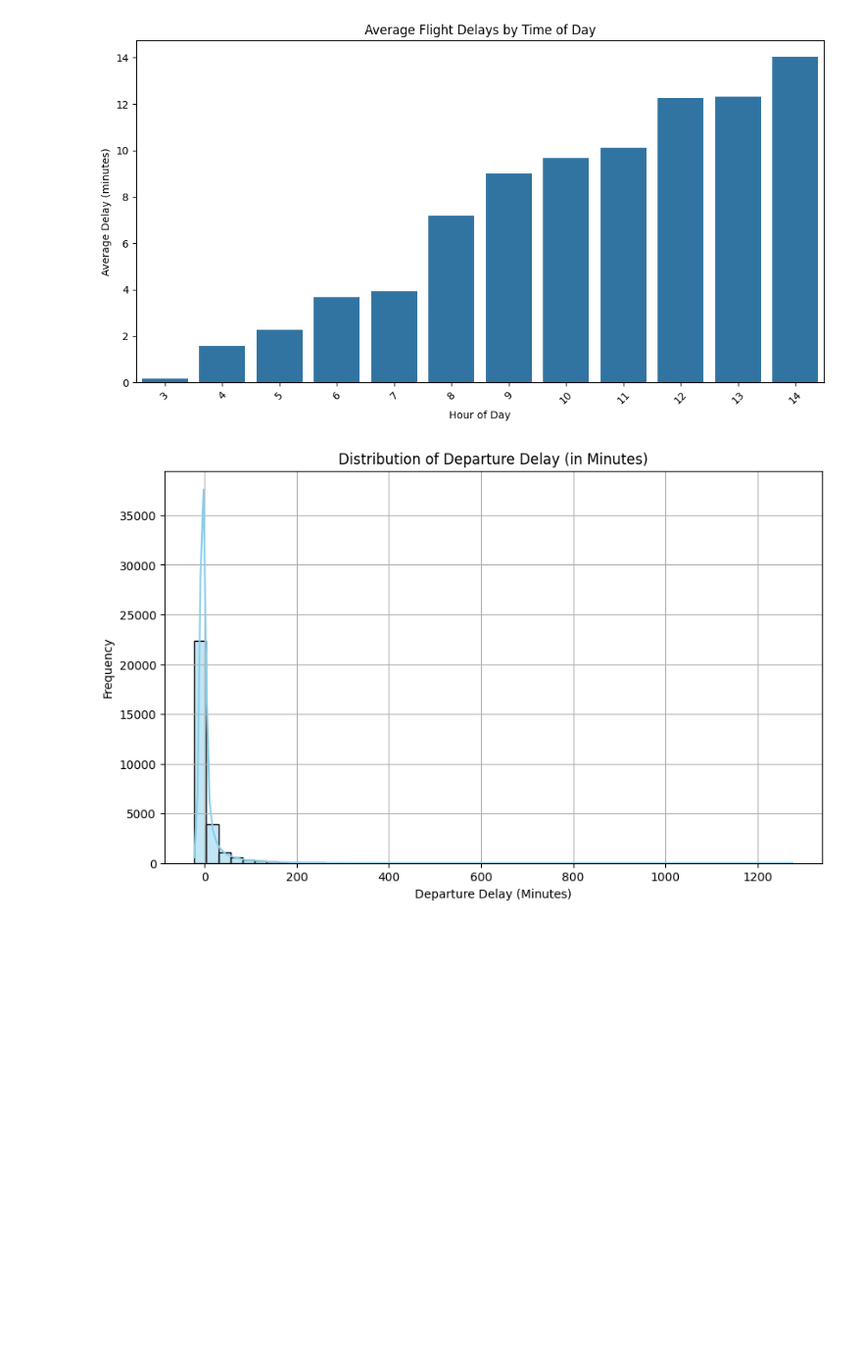
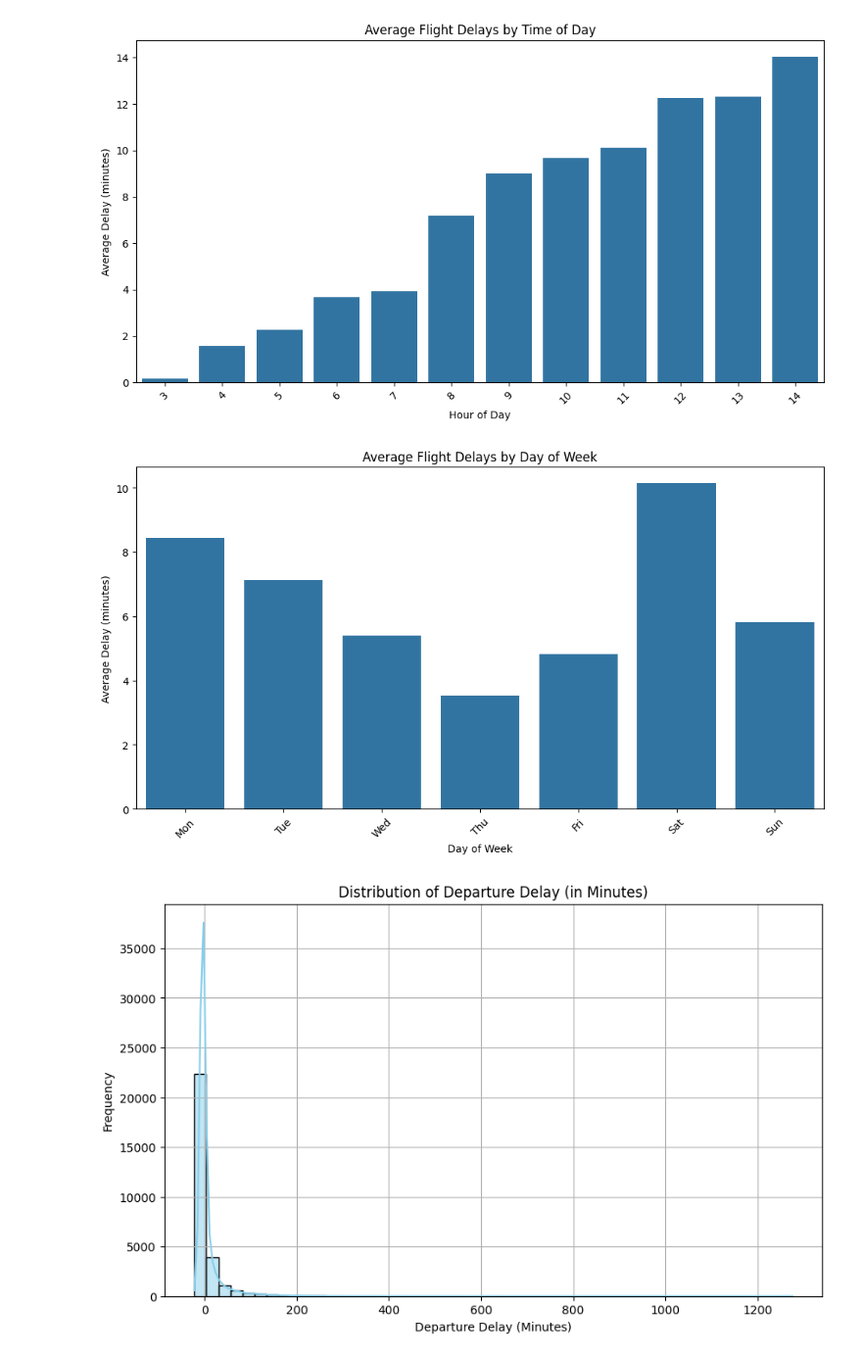
Before and after one commit to Laya-Shree/JFK-Flight-Delay-Prediction, a Jupyter notebook: notebooks/eda.ipynb, the cells around one changed output. Shown at 98% size. Saved outputs shown, nothing was run; the diff lists cells and outputs as text; code cells hidden in the pictures; blank space fills up the shorter version.

```diff
--- a/notebooks/eda.ipynb
+++ b/notebooks/eda.ipynb
@@ -34,6 +133,26 @@ plt.xticks(rotation=45)  # Rotate labels for better readability
 plt.show()
 # %% [output]
 [figure]
+# %%
+# Calculate average delay by hour
+average_delays_by_dayofweek = df.groupby('DAY_OF_WEEK')['DEP_DELAY'].mean().reset_index()
+
+# Mapping numbers to weekday names
+day_mapping = {1: 'Mon', 2: 'Tue', 3: 'Wed', 4: 'Thu', 5: 'Fri', 6: 'Sat', 7: 'Sun'}
+
+# Apply the mapping to a new column for labeling
+average_delays_by_dayofweek['DayName'] = average_delays_by_dayofweek['DAY_OF_WEEK'].map(day_mapping)
+
+# Plot using the day names
+plt.figure(figsize=(12, 6))
+sns.barplot(data=average_delays_by_dayofweek, x='DayName', y='DEP_DELAY')
+plt.title('Average Flight Delays by Day of Week')
+plt.xlabel('Day of Week')
+plt.ylabel('Average Delay (minutes)')
+plt.xticks(rotation=45)
+plt.show()
+# %% [output]
+[figure, added]
 # %%
 import matplotlib.pyplot as plt
 import seaborn as sns
```
Also changed, not shown: parts of 12 cells of this notebook.
